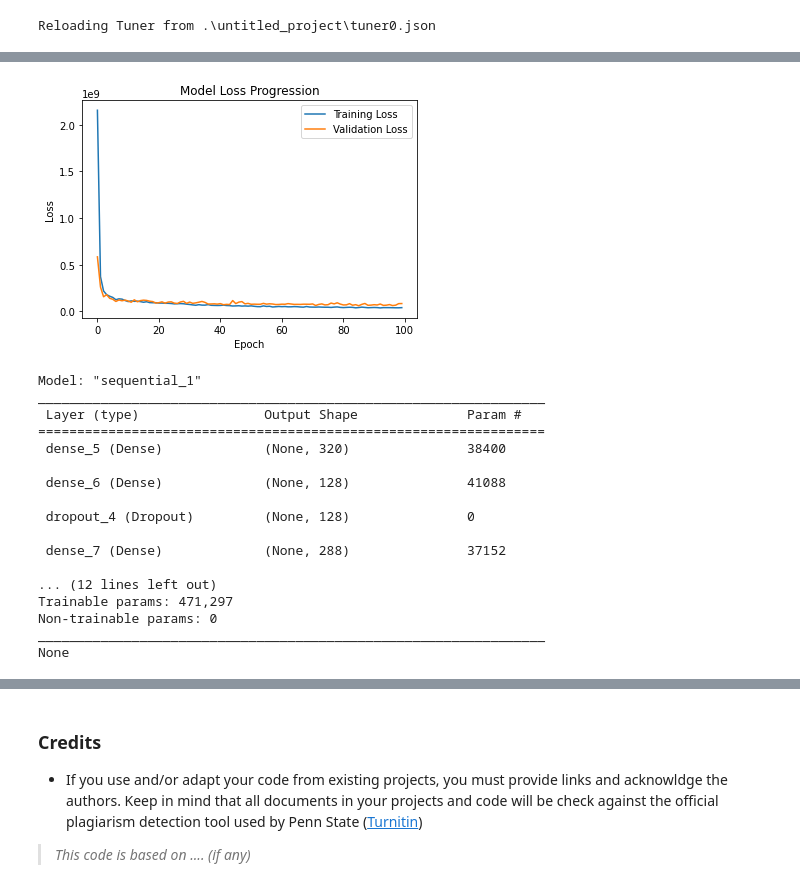
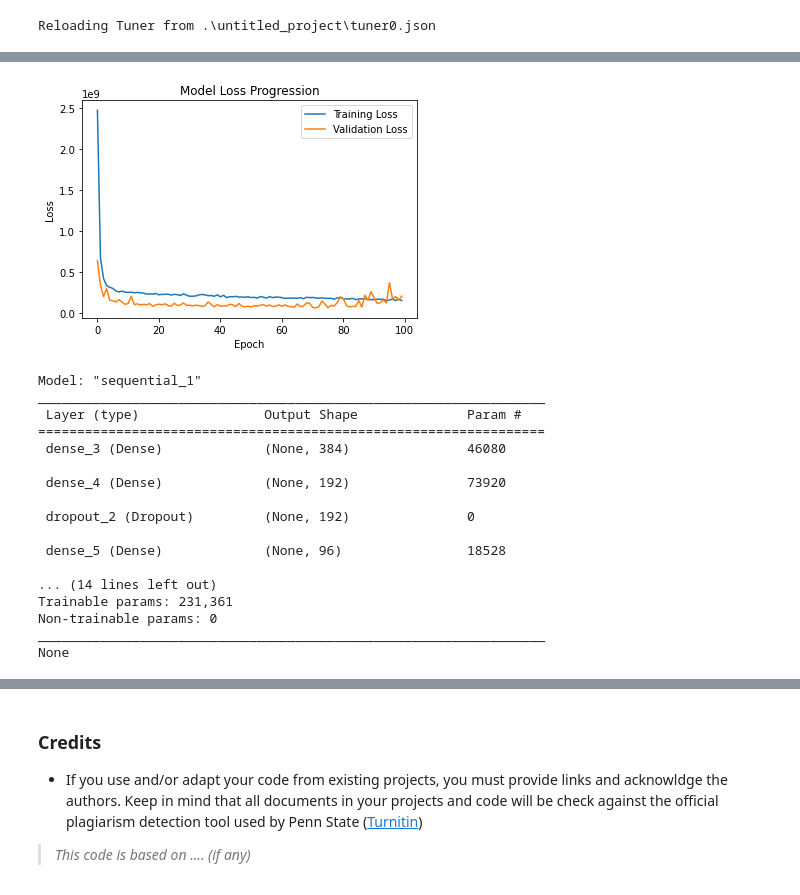
Before and after one commit to burghporter314/Food-Scarcity-Prediction, a Jupyter notebook: Food Scaricity - Dante Osbourne-Dylan Porter- Code.ipynb, the cells around one changed output, grey strips where cells are left out. Cells and saved outputs as stored; diff of their text form; code cells hidden in the pictures.

```diff
--- a/Food Scaricity - Dante Osbourne-Dylan Porter- Code.ipynb
+++ b/Food Scaricity - Dante Osbourne-Dylan Porter- Code.ipynb
@@ -552,17 +606,18 @@ Score: 120664808.0
 # Best model based on keras tuner
 model = Sequential()
 
-model.add(Dense(320, activation='relu', input_shape=(X_train.shape[1],)))
+model.add(Dense(384, activation='relu', input_shape=(X_train.shape[1],)))
 
-model.add(Dense(128, activation='relu'))
-model.add(Dropout(0.0))
+model.add(Dense(192, activation='relu'))
+model.add(Dropout(0.2))
 
-model.add(Dense(288, activation='relu', kernel_regularizer=l1(0.1)))
-model.add(Dropout(0.2))
+model.add(Dense(96, activation='relu', kernel_regularizer=l1(0.1)))
+model.add(Dropout(0.4))
 model.add(Dense(480, activation='relu', kernel_regularizer=l1(0.1)))
-model.add(Dropout(0.2))
-model.add(Dense(448, activation='relu'))
-model.add(Dense(1))
+model.add(Dropout(0.4))
+model.add(Dense(96, activation='relu'))
+model.add(Dropout(0.1))
+model.add(Dense(1,activation='relu'))
 
 model.compile(optimizer='adam', loss='mean_squared_error')
 
@@ -596,4 +651,4 @@ Epoch 100/100
-[figure, old version]
+[figure, new version]
 # %%
 print(model.summary())
 # %% [output]
@@ -601,16 +656,16 @@ Model: "sequential_1"
 _________________________________________________________________
  Layer (type)                Output Shape              Param #
 =================================================================
- dense_5 (Dense)             (None, 320)               38400
+ dense_3 (Dense)             (None, 384)               46080
 
- dense_6 (Dense)             (None, 128)               41088
+ dense_4 (Dense)             (None, 192)               73920
 
- dropout_4 (Dropout)         (None, 128)               0
+ dropout_2 (Dropout)         (None, 192)               0
 
- dense_7 (Dense)             (None, 288)               37152
+ dense_5 (Dense)             (None, 96)                18528
 
-... (12 lines left out)
-Trainable params: 471,297
+... (14 lines left out)
+Trainable params: 231,361
 Non-trainable params: 0
 _________________________________________________________________
 None
```
Also changed, not shown: parts of 27 cells of this notebook.
